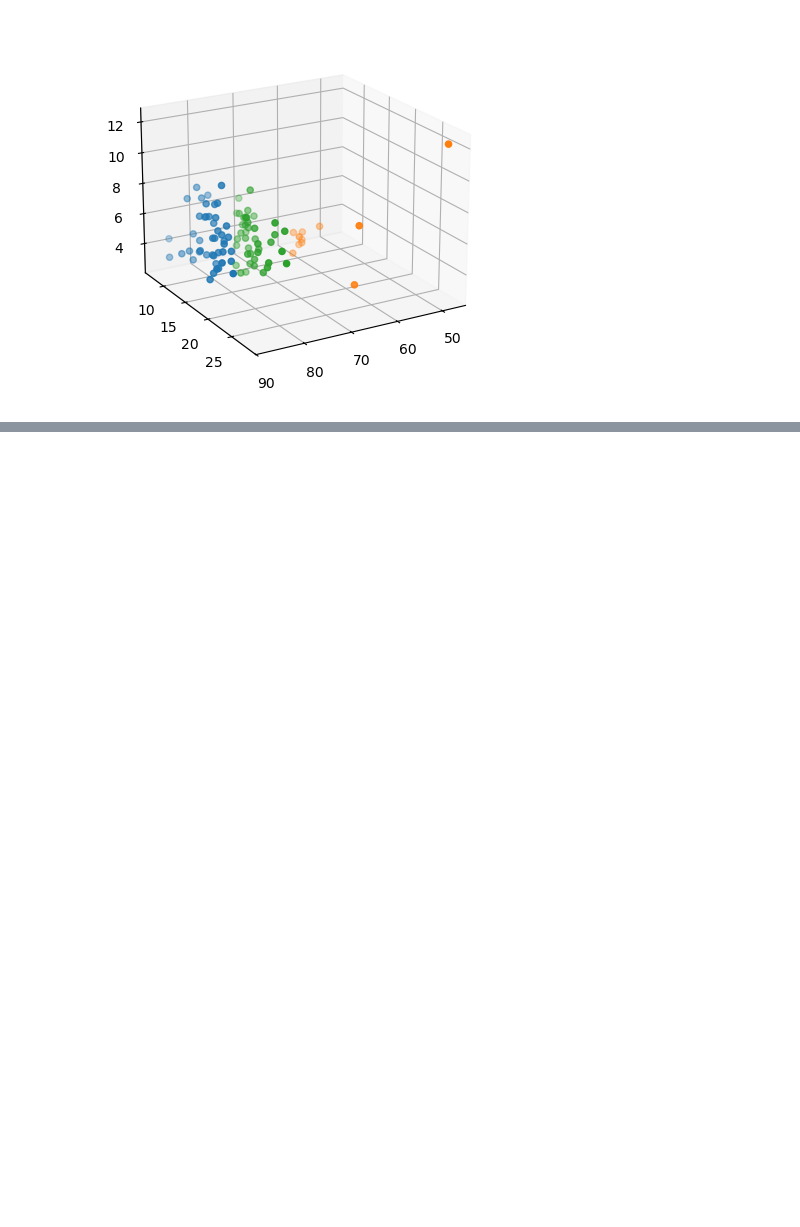
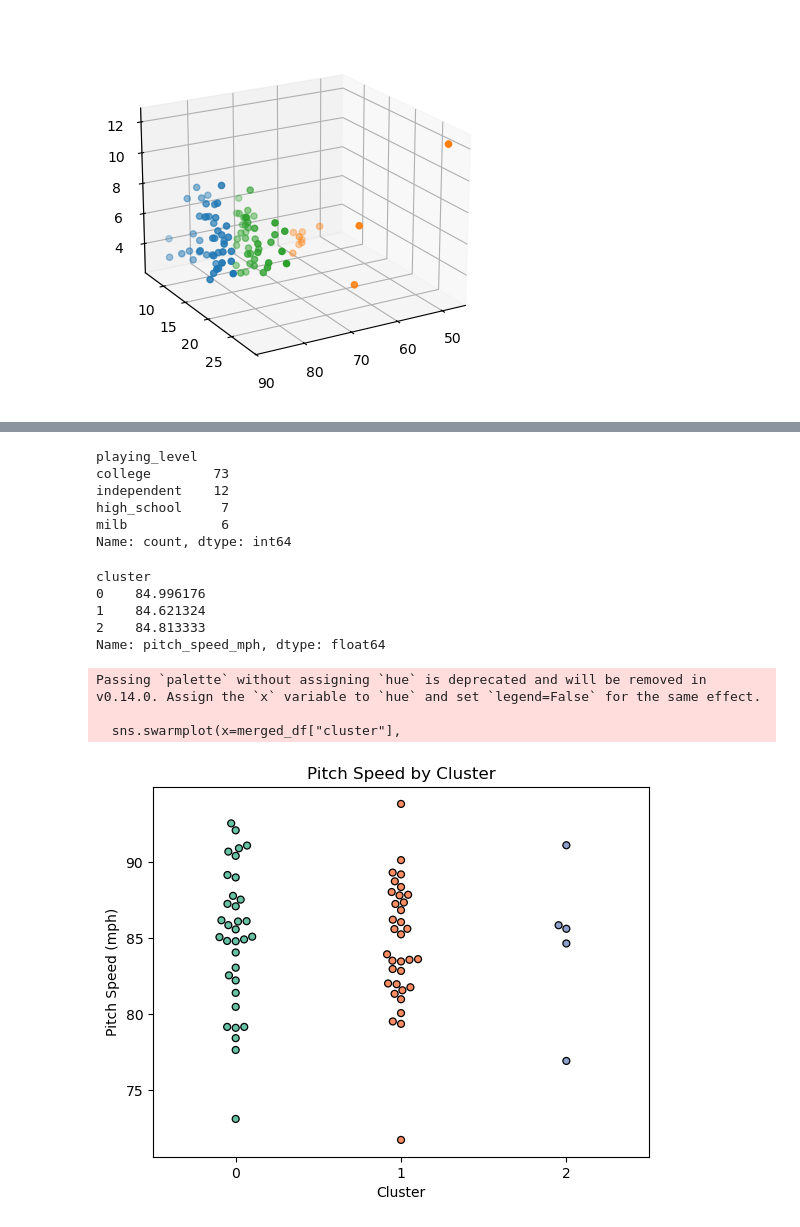
Before and after one commit to yyanagita66/pitching_motion_classification, a Jupyter notebook: classification.ipynb, the cells around one changed output, grey strips where cells are left out. Cells and saved outputs as stored; diff of their text form; code cells hidden in the pictures; blank space fills up the shorter version.

```diff
--- a/classification.ipynb
+++ b/classification.ipynb
@@ -290,0 +297,3 @@ ax.view_init(20, 60)
+# %%
+pitch_speed = meta_df.groupby("session", as_index=False)["pitch_speed_mph"].mean()
+pitch_speed["session"].astype(str)
@@ -290,0 +313,49 @@ ax.view_init(20, 60)
+# %%
+pcs_data.rename(columns={"ID":"session"}, inplace=True)
+pcs_data["session"] = pcs_data["session"].astype(int)
+# %%
+merged_df = pcs_data.merge(pitch_speed, on="session", how="inner")
+merged_df = merged_df.merge(elbow_varus_moment, on="session", how="inner")
+merged_df = merged_df.merge(meta_df, on="session", how="inner")
+# %%
+merged_df.head(10)
+merged_df.value_counts()
+# %% [output]
+playing_level
+college        73
+independent    12
+high_school     7
+milb            6
+Name: count, dtype: int64
+# %%
+merged_df = merged_df[merged_df["playing_level"] == "college"]
+# %%
+merged_df.groupby("cluster")["pitch_speed_mph"].mean()
+# %% [output]
+cluster
+0    84.996176
+1    84.621324
+2    84.813333
+Name: pitch_speed_mph, dtype: float64
+# %%
+# plot by cluster
+import seaborn as sns
+fig, ax = plt.subplots()
+
+sns.swarmplot(x=merged_df["cluster"],
+              y=merged_df["pitch_speed_mph"],
+              ax=ax,
+              palette='Set2', # Point color
+              edgecolor='black', # Edge color
+              linewidth=0.9, # Edge size
+                )
+
+plt.xlabel('Cluster')
+plt.ylabel('Pitch Speed (mph)')
+plt.title("Pitch Speed by Cluster")
+plt.show()
+# %% [output]
+Passing `palette` without assigning `hue` is deprecated and will be removed in v0.14.0. Assign the `x` variable to `hue` and set `legend=False` for the same effect.
+
+  sns.swarmplot(x=merged_df["cluster"],
+[figure, added]
```
Also changed, not shown: parts of 13 cells of this notebook.
